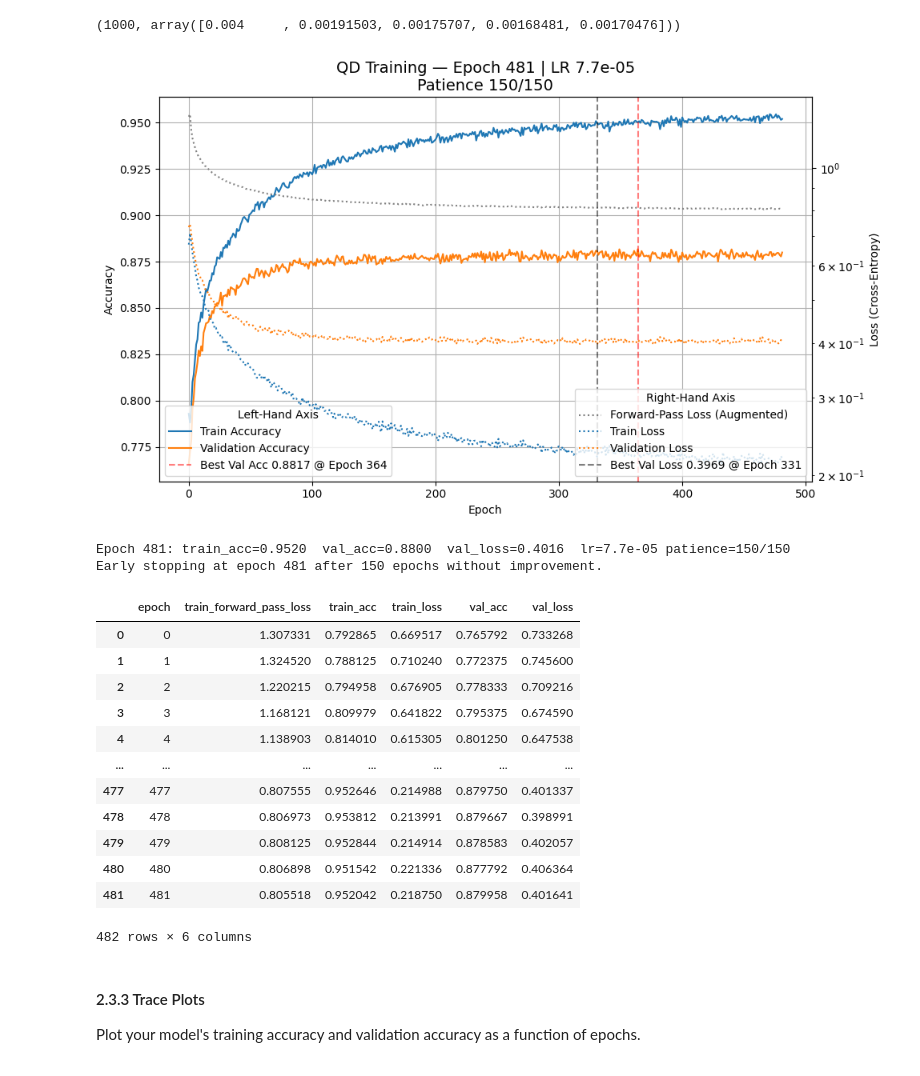
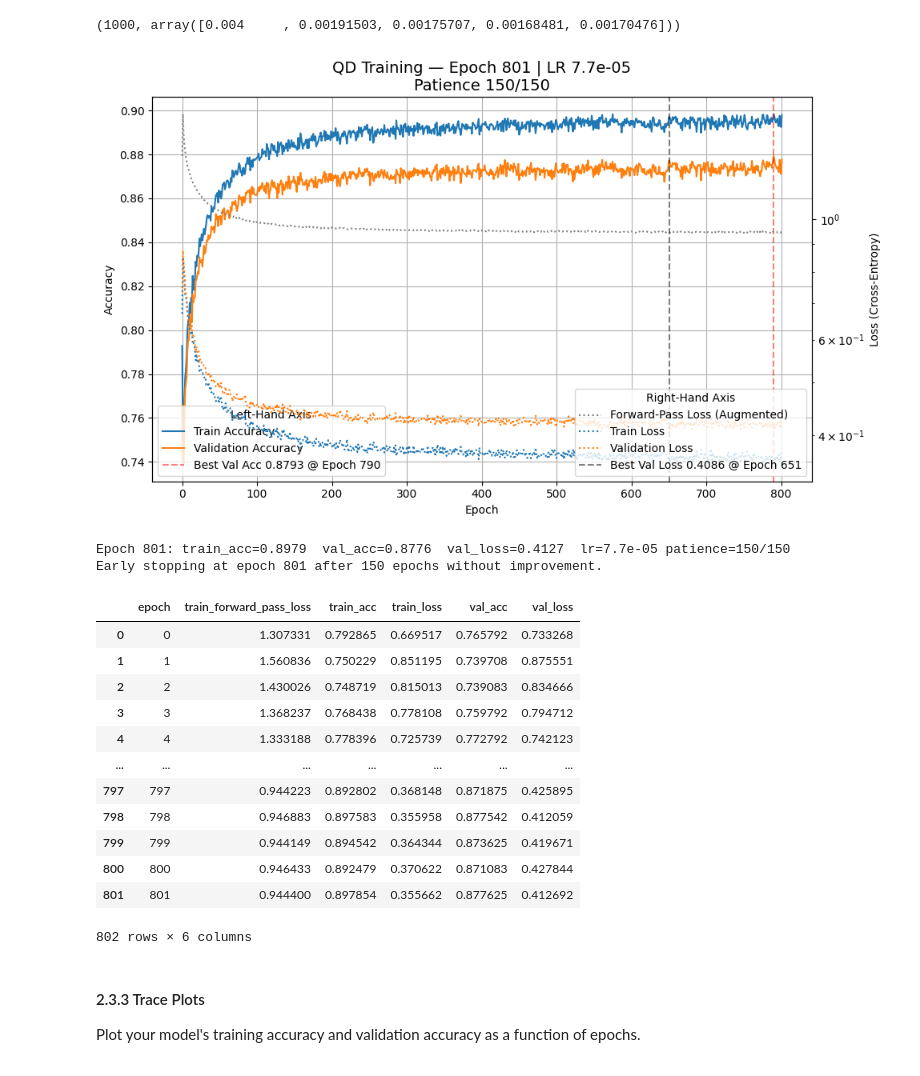
Before and after one commit to Andrew-S-Jing/cs1090b, a Jupyter notebook: hw/hw1/cs1090b_hw1.ipynb, the cells around one changed output. Drawn from its saved outputs; the diff is of its cells as text; code cells hidden in the pictures.

```diff
--- a/hw/hw1/cs1090b_hw1.ipynb
+++ b/hw/hw1/cs1090b_hw1.ipynb
@@ -1367,13 +1367,13 @@ def qd_augment_batch(images, aug_ratio=1.0):
     if flip_mask.any():
         aug_imgs[flip_mask] = torch.flip(aug_imgs[flip_mask], dims=[3])
 
-    # 2. Random rotation: N(0, 5°), clamped to [-15, 15]
-    angles_deg = (torch.randn(M, device=dev) * 5.0).clamp(-15.0, 15.0) * aug_mask
+    # 2. Random rotation: N(0°, 10°), clamped to [-30°, 30°]
+    angles_deg = (torch.randn(M, device=dev) * 10.0).clamp(-30.0, 30.0) * aug_mask
     angles_rad = angles_deg * (np.pi / 180.0)
 
-    # 3. Random independent scaling: N(1.0, 0.1), clamped to [0.85, 1.15]
-    s_x = (torch.randn(M, device=dev) * 0.1 + 1.0).clamp(0.85, 1.15) * aug_mask
-    s_y = (torch.randn(M, device=dev) * 0.1 + 1.0).clamp(0.85, 1.15) * aug_mask
+    # 3. Random independent scaling: N(1.0x, 0.2x), clamped to [0.4x, 1.6x]
+    s_x = (torch.randn(M, device=dev) * 0.2 + 1.0).clamp(0.4, 1.6) * aug_mask
+    s_y = (torch.randn(M, device=dev) * 0.2 + 1.0).clamp(0.4, 1.6) * aug_mask
 
     cos_a = torch.cos(angles_rad)
     sin_a = torch.sin(angles_rad)
@@ -1704,26 +1704,26 @@ def qd_nn_train(progressbar=1, resume_from=None):
 # %%
 # Train (or resume with: resume_from=QD_CHECKPOINT_DIR / "epoch_X.pt")
 qd_nn_train(
     progressbar=2,
-    # resume_from=QD_CHECKPOINT_DIR / "epoch_431.pt",
+    resume_from=QD_CHECKPOINT_DIR / "epoch_800.pt",
 )
 # %% [output]
-[figure, old version]
+[figure, new version]
-Epoch 481: train_acc=0.9520  val_acc=0.8800  val_loss=0.4016  lr=7.7e-05 patience=150/150
-Early stopping at epoch 481 after 150 epochs without improvement.
+Epoch 801: train_acc=0.8979  val_acc=0.8776  val_loss=0.4127  lr=7.7e-05 patience=150/150
+Early stopping at epoch 801 after 150 epochs without improvement.
 |  | epoch | train_forward_pass_loss | train_acc | train_loss | val_acc | val_loss |
 | 0 | 0 | 1.307331 | 0.792865 | 0.669517 | 0.765792 | 0.733268 |
-| 1 | 1 | 1.324520 | 0.788125 | 0.710240 | 0.772375 | 0.745600 |
-| 2 | 2 | 1.220215 | 0.794958 | 0.676905 | 0.778333 | 0.709216 |
-| 3 | 3 | 1.168121 | 0.809979 | 0.641822 | 0.795375 | 0.674590 |
-| 4 | 4 | 1.138903 | 0.814010 | 0.615305 | 0.801250 | 0.647538 |
+| 1 | 1 | 1.560836 | 0.750229 | 0.851195 | 0.739708 | 0.875551 |
+| 2 | 2 | 1.430026 | 0.748719 | 0.815013 | 0.739083 | 0.834666 |
+| 3 | 3 | 1.368237 | 0.768438 | 0.778108 | 0.759792 | 0.794712 |
+| 4 | 4 | 1.333188 | 0.778396 | 0.725739 | 0.772792 | 0.742123 |
 | ... | ... | ... | ... | ... | ... | ... |
-| 477 | 477 | 0.807555 | 0.952646 | 0.214988 | 0.879750 | 0.401337 |
-| 478 | 478 | 0.806973 | 0.953812 | 0.213991 | 0.879667 | 0.398991 |
-| 479 | 479 | 0.808125 | 0.952844 | 0.214914 | 0.878583 | 0.402057 |
-| 480 | 480 | 0.806898 | 0.951542 | 0.221336 | 0.877792 | 0.406364 |
-| 481 | 481 | 0.805518 | 0.952042 | 0.218750 | 0.879958 | 0.401641 |
+| 797 | 797 | 0.944223 | 0.892802 | 0.368148 | 0.871875 | 0.425895 |
+| 798 | 798 | 0.946883 | 0.897583 | 0.355958 | 0.877542 | 0.412059 |
+| 799 | 799 | 0.944149 | 0.894542 | 0.364344 | 0.873625 | 0.419671 |
+| 800 | 800 | 0.946433 | 0.892479 | 0.370622 | 0.871083 | 0.427844 |
+| 801 | 801 | 0.944400 | 0.897854 | 0.355662 | 0.877625 | 0.412692 |
-482 rows × 6 columns
+802 rows × 6 columns
 # %% [markdown]
 <div class='exercise-r'>
 
```
